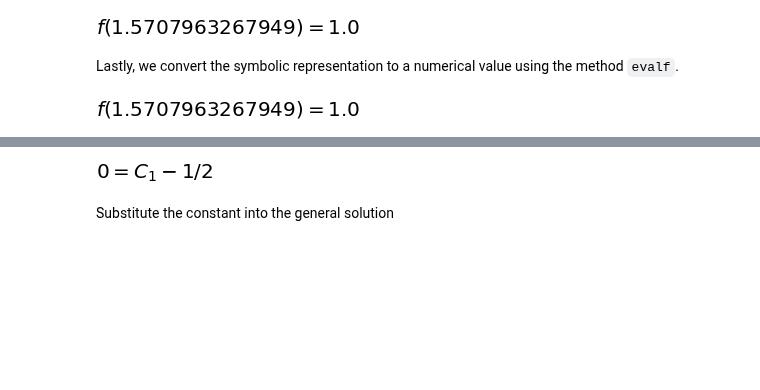
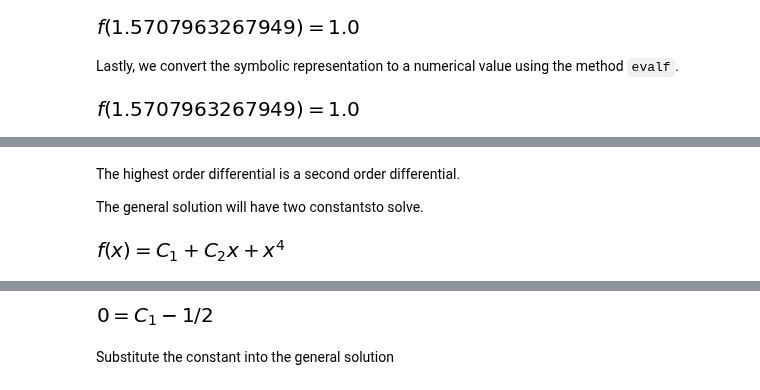
Before and after one commit to vongvanicht/Intro_to_Python, a Jupyter notebook: 08_DifferentialEquations.ipynb, the cells around one changed output, grey strips where cells are left out. Saved outputs shown, nothing was run; the diff lists cells and outputs as text; code cells hidden in the pictures; blank space fills up the shorter version.

Commit message:
standardising first adn second order ODE

```diff
--- a/08_DifferentialEquations.ipynb
+++ b/08_DifferentialEquations.ipynb
@@ -679,0 +688,15 @@ display(spec_sol.evalf())
+# %%
+f = Function('f')
+x = Symbol('x')
+
+A = Eq(f(x).diff(x, x), 12*x**2)
+# %% [markdown]
+The highest order differential is a second order differential.
+
+The general solution will have two constantsto solve.
+# %%
+# General solution
+gen_sol = dsolve(A, f(x))
+display(gen_sol)
+# %% [output]
+[figure, added]
```
Also changed, not shown: parts of 29 cells of this notebook.
